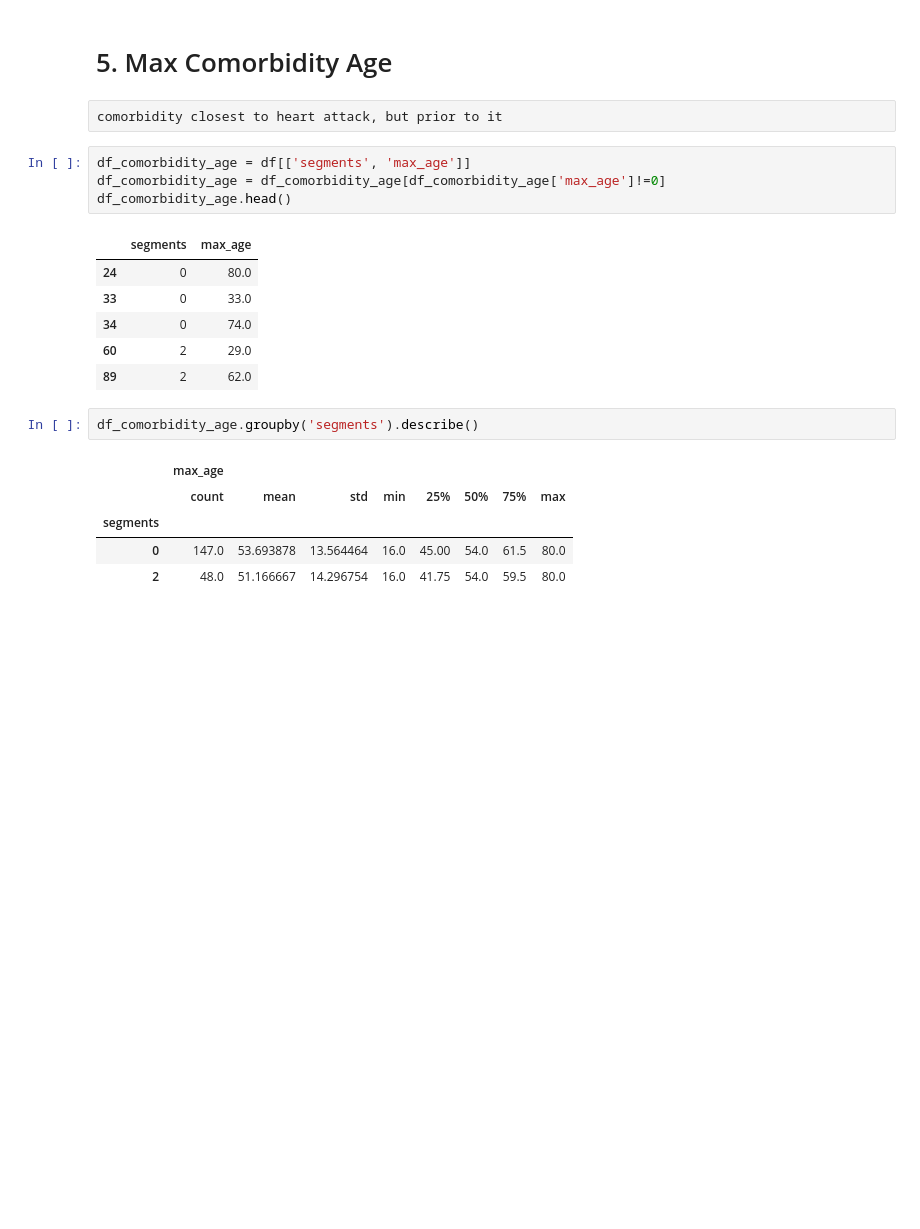
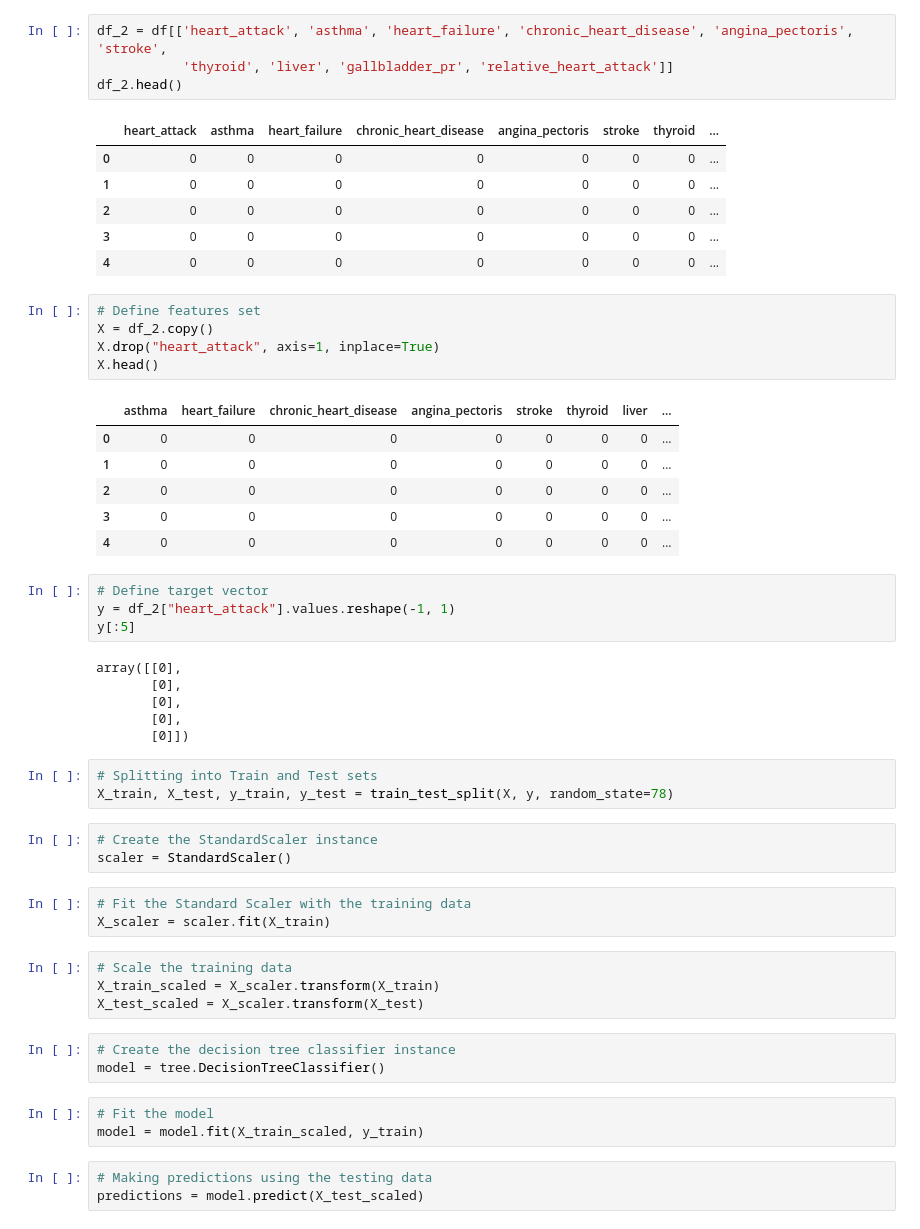
Before and after one commit to equitymarkets/HeartAttackPrediction, a Jupyter notebook: Untitled.ipynb, the cells around one changed output. Saved outputs shown, nothing was run; the diff lists cells and outputs as text; blank space fills up the shorter version.

```diff
--- a/Untitled.ipynb
+++ b/Untitled.ipynb
@@ -120,23 +43,55 @@ df_mi_age.groupby('segments').describe()
-# %% [markdown]
-# 5. Max Comorbidity Age
-# %% [raw]
-comorbidity closest to heart attack, but prior to it
-# %%
-df_comorbidity_age = df[['segments', 'max_age']]
-df_comorbidity_age = df_comorbidity_age[df_comorbidity_age['max_age']!=0]
-df_comorbidity_age.head()
-# %% [output]
-|  | segments | max_age |
-| 24 | 0 | 80.0 |
-| 33 | 0 | 33.0 |
-| 34 | 0 | 74.0 |
-| 60 | 2 | 29.0 |
-| 89 | 2 | 62.0 |
-# %%
-df_comorbidity_age.groupby('segments').describe()
-# %% [output]
-|  | max_age |  |  |  |  |  |  |  |
-|  | count | mean | std | min | 25% | 50% | 75% | max |
-| segments |  |  |  |  |  |  |  |  |
-| 0 | 147.0 | 53.693878 | 13.564464 | 16.0 | 45.00 | 54.0 | 61.5 | 80.0 |
-| 2 | 48.0 | 51.166667 | 14.296754 | 16.0 | 41.75 | 54.0 | 59.5 | 80.0 |
+# %%
+df_2 = df[['heart_attack', 'asthma', 'heart_failure', 'chronic_heart_disease', 'angina_pectoris', 'stroke',
+           'thyroid', 'liver', 'gallbladder_pr', 'relative_heart_attack']]
+df_2.head()
+# %% [output]
+|  | heart_attack | asthma | heart_failure | chronic_heart_disease | angina_pectoris | stroke | thyroid | ... |
+| 0 | 0 | 0 | 0 | 0 | 0 | 0 | 0 | ... |
+| 1 | 0 | 0 | 0 | 0 | 0 | 0 | 0 | ... |
+| 2 | 0 | 0 | 0 | 0 | 0 | 0 | 0 | ... |
+| 3 | 0 | 0 | 0 | 0 | 0 | 0 | 0 | ... |
+| 4 | 0 | 0 | 0 | 0 | 0 | 0 | 0 | ... |
+# %%
+# Define features set
+X = df_2.copy()
+X.drop("heart_attack", axis=1, inplace=True)
+X.head()
+# %% [output]
+|  | asthma | heart_failure | chronic_heart_disease | angina_pectoris | stroke | thyroid | liver | ... |
+| 0 | 0 | 0 | 0 | 0 | 0 | 0 | 0 | ... |
+| 1 | 0 | 0 | 0 | 0 | 0 | 0 | 0 | ... |
+| 2 | 0 | 0 | 0 | 0 | 0 | 0 | 0 | ... |
+| 3 | 0 | 0 | 0 | 0 | 0 | 0 | 0 | ... |
+| 4 | 0 | 0 | 0 | 0 | 0 | 0 | 0 | ... |
+# %%
+# Define target vector
+y = df_2["heart_attack"].values.reshape(-1, 1)
+y[:5]
+# %% [output]
+array([[0],
+       [0],
+       [0],
+       [0],
+       [0]])
+# %%
+# Splitting into Train and Test sets
+X_train, X_test, y_train, y_test = train_test_split(X, y, random_state=78)
+# %%
+# Create the StandardScaler instance
+scaler = StandardScaler()
+# %%
+# Fit the Standard Scaler with the training data
+X_scaler = scaler.fit(X_train)
+# %%
+# Scale the training data
+X_train_scaled = X_scaler.transform(X_train)
+X_test_scaled = X_scaler.transform(X_test)
+# %%
+# Create the decision tree classifier instance
+model = tree.DecisionTreeClassifier()
+# %%
+# Fit the model
+model = model.fit(X_train_scaled, y_train)
+# %%
+# Making predictions using the testing data
+predictions = model.predict(X_test_scaled)
```
Also changed, not shown: parts of 21 cells of this notebook, 2 other files.
